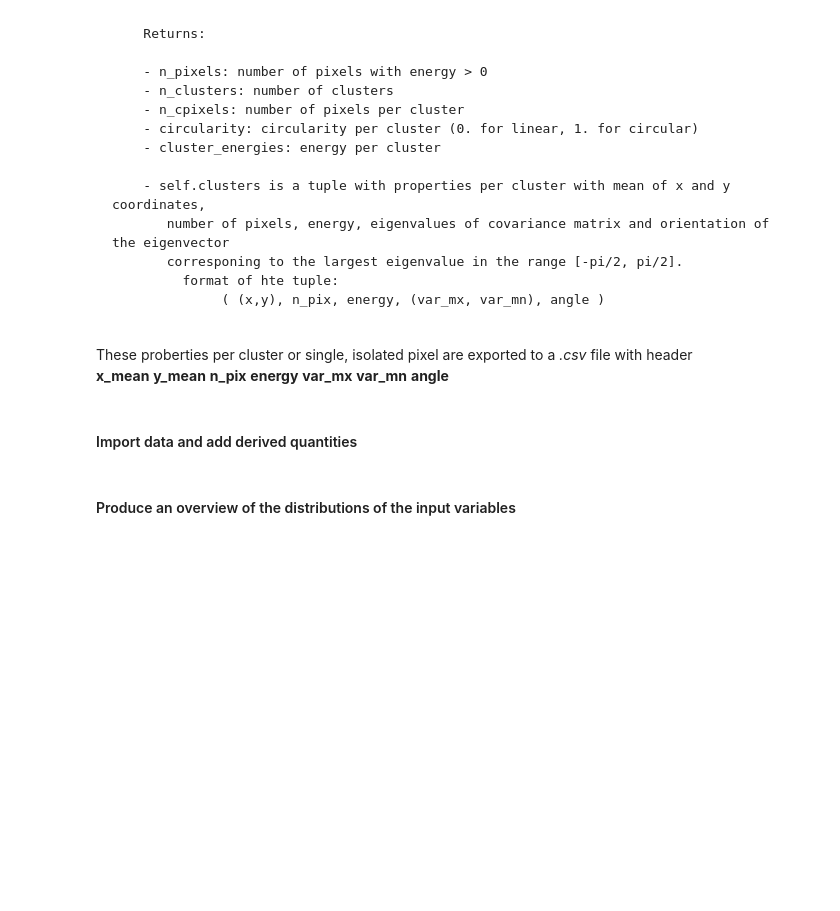
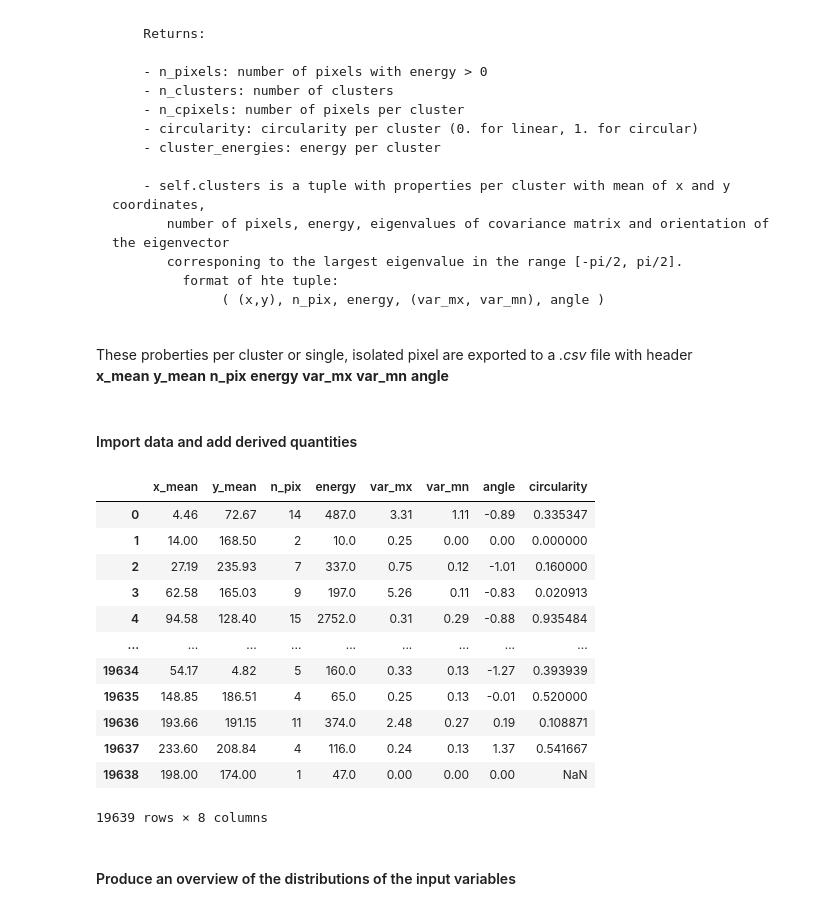
Before and after one commit to GuenterQuast/mPIXdaq, a Jupyter notebook: analyze_mPIXclusters.ipynb, the cells around one changed output. Saved outputs shown, nothing was run; the diff lists cells and outputs as text; code cells hidden in the pictures; blank space fills up the shorter version.

```diff
--- a/analyze_mPIXclusters.ipynb
+++ b/analyze_mPIXclusters.ipynb
@@ -47,15 +47,30 @@ from matplotlib.colors import LogNorm
 #### Import data and add derived quantities
 # %%
 # import data in a pandas data frame
-df = pd.read_csv("data/BlackForestStone_clusters.csv.gz")
+#df = pd.read_csv("data/BlackForestStone_clusters.csv.gz")
+df = pd.read_csv("test.csv")
 
 # add derived quantities
 #  - circularity defined as the ratio of the smaller and the larger eigenvalue
 #    of the covariance matrix of the pixels in a cluster
 df['circularity'] = df['var_mn']/df['var_mx']
 
 # show data
 display(df)
+# %% [output]
+|  | x_mean | y_mean | n_pix | energy | var_mx | var_mn | angle | circularity |
+| 0 | 4.46 | 72.67 | 14 | 487.0 | 3.31 | 1.11 | -0.89 | 0.335347 |
+| 1 | 14.00 | 168.50 | 2 | 10.0 | 0.25 | 0.00 | 0.00 | 0.000000 |
+| 2 | 27.19 | 235.93 | 7 | 337.0 | 0.75 | 0.12 | -1.01 | 0.160000 |
+| 3 | 62.58 | 165.03 | 9 | 197.0 | 5.26 | 0.11 | -0.83 | 0.020913 |
+| 4 | 94.58 | 128.40 | 15 | 2752.0 | 0.31 | 0.29 | -0.88 | 0.935484 |
+| ... | ... | ... | ... | ... | ... | ... | ... | ... |
+| 19634 | 54.17 | 4.82 | 5 | 160.0 | 0.33 | 0.13 | -1.27 | 0.393939 |
+| 19635 | 148.85 | 186.51 | 4 | 65.0 | 0.25 | 0.13 | -0.01 | 0.520000 |
+| 19636 | 193.66 | 191.15 | 11 | 374.0 | 2.48 | 0.27 | 0.19 | 0.108871 |
+| 19637 | 233.60 | 208.84 | 4 | 116.0 | 0.24 | 0.13 | 1.37 | 0.541667 |
+| 19638 | 198.00 | 174.00 | 1 | 47.0 | 0.00 | 0.00 | 0.00 | NaN |
+19639 rows × 8 columns
 # %% [markdown]
 #### Produce an overview of the distributions of the input variables
 # %%
```
Also changed, not shown: parts of 3 cells of this notebook, 1 other file.
